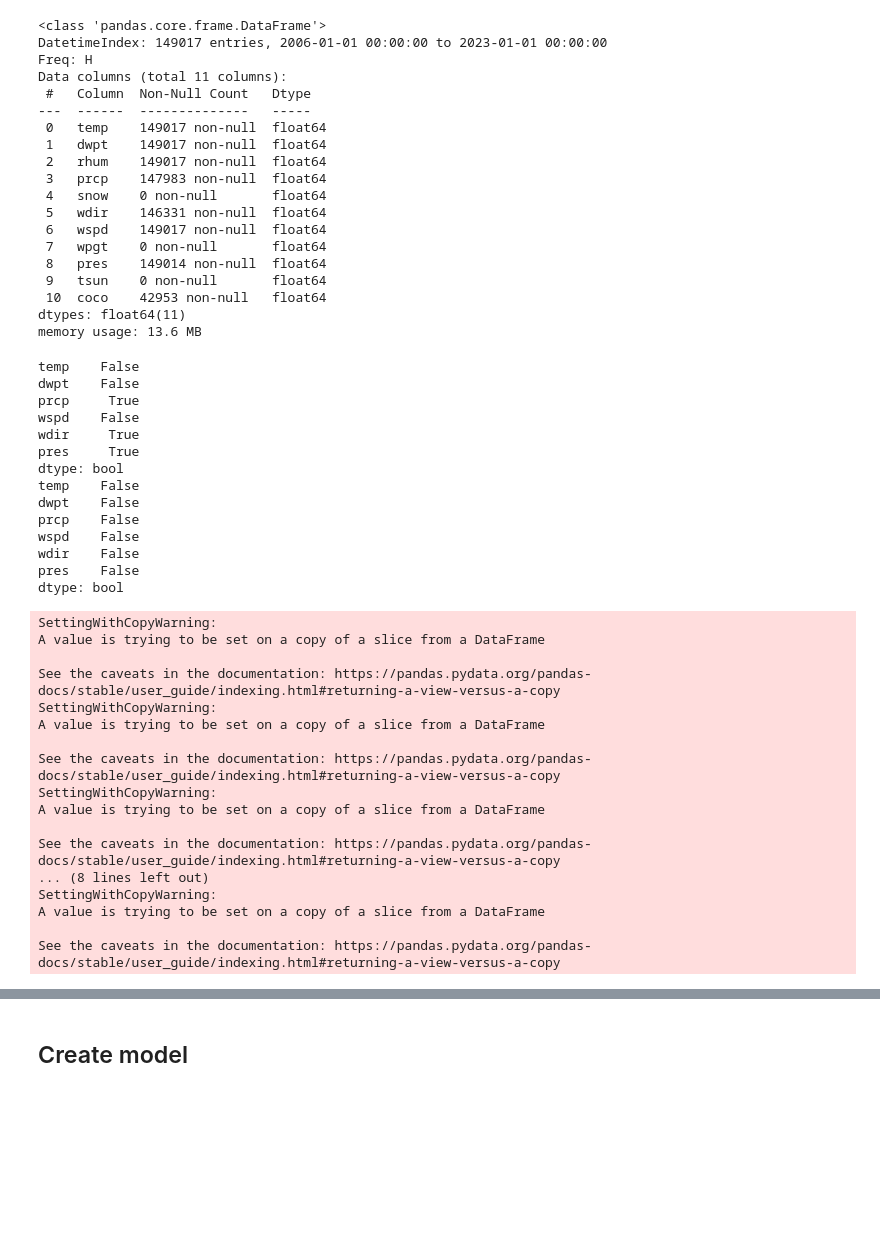
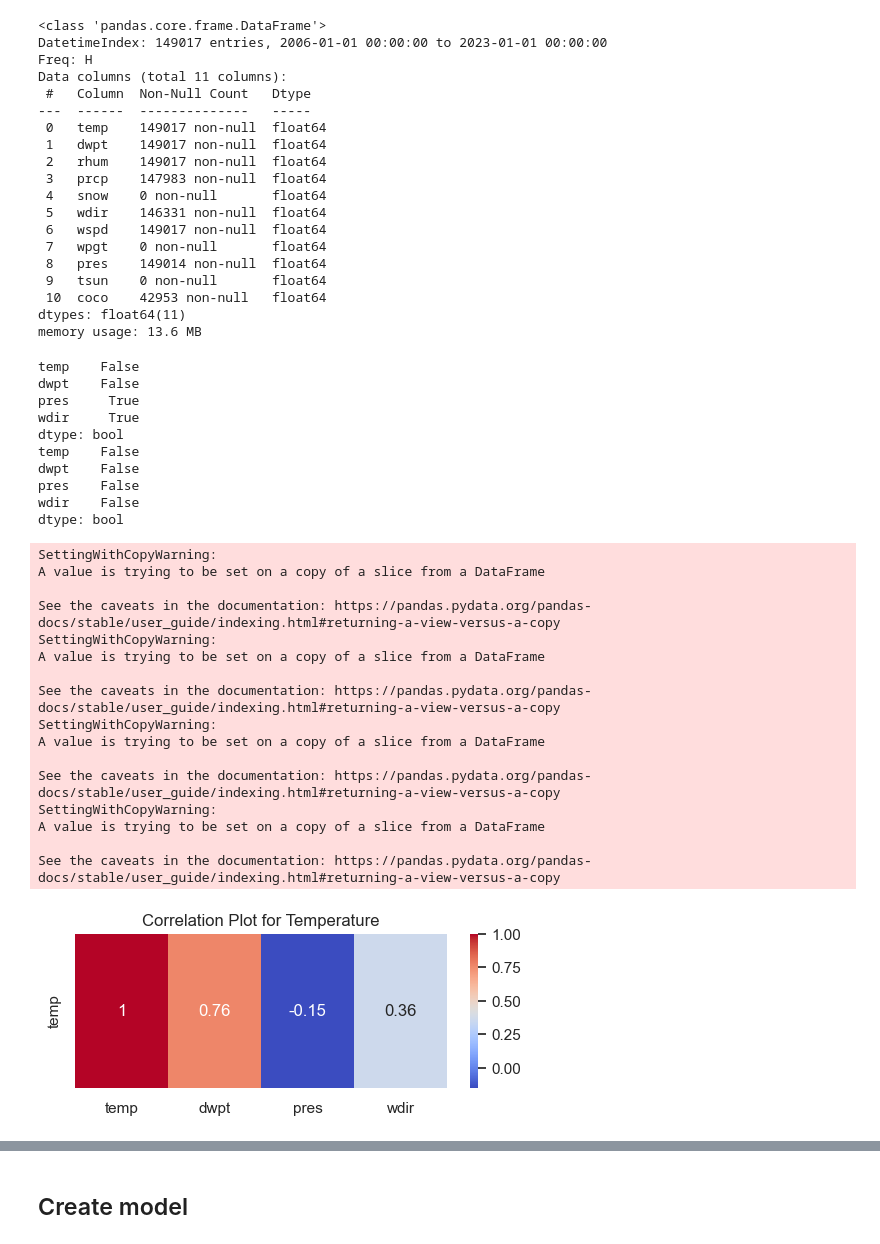
Before and after one commit to gitdylanj/phys417finalproject, a Jupyter notebook: dylan/multivariable RNN2.0.ipynb, the cells around one changed output, grey strips where cells are left out. Cells and saved outputs as stored; diff of their text form; code cells hidden in the pictures; blank space fills up the shorter version.

```diff
--- a/dylan/multivariable RNN2.0.ipynb
+++ b/dylan/multivariable RNN2.0.ipynb
@@ -51,16 +52,16 @@ dtypes: float64(11)
 memory usage: 13.6 MB
 # %%
 # Extract all relevant channels and impute and missing values
-data_cleaned = data[['temp', 'dwpt', 'prcp', 'wspd', 'wdir', 'pres']]
+data_cleaned = data[['temp', 'dwpt', 'pres', 'wdir']]
 print(data_cleaned.isna().any())
 
 # Replace NaN values with 0 for 'prcp' feature
-data_cleaned['prcp'].fillna(0, inplace=True)
+# data_cleaned['prcp'].fillna(0, inplace=True)
 
 # Use linear interpolation for other features
 data_cleaned['temp'].interpolate(method='linear', inplace=True)
 data_cleaned['dwpt'].interpolate(method='linear', inplace=True)
-data_cleaned['wspd'].interpolate(method='linear', inplace=True)
+# data_cleaned['wspd'].interpolate(method='linear', inplace=True)
 data_cleaned['wdir'].interpolate(method='linear', inplace=True)
 data_cleaned['pres'].interpolate(method='linear', inplace=True)
 
@@ -68,17 +69,13 @@ print(data_cleaned.isna().any())
 # %% [output]
 temp    False
 dwpt    False
-prcp     True
-wspd    False
+pres     True
 wdir     True
-pres     True
 dtype: bool
 temp    False
 dwpt    False
-prcp    False
-wspd    False
+pres    False
 wdir    False
-pres    False
 dtype: bool
 SettingWithCopyWarning:
 A value is trying to be set on a copy of a slice from a DataFrame
@@ -92,11 +89,21 @@ SettingWithCopyWarning:
 A value is trying to be set on a copy of a slice from a DataFrame
 
 See the caveats in the documentation: https://pandas.pydata.org/pandas-docs/stable/user_guide/indexing.html#returning-a-view-versus-a-copy
-... (8 lines left out)
 SettingWithCopyWarning:
 A value is trying to be set on a copy of a slice from a DataFrame
 
 See the caveats in the documentation: https://pandas.pydata.org/pandas-docs/stable/user_guide/indexing.html#returning-a-view-versus-a-copy
+# %%
+# Generate correlation matrix
+sns.set()
+correlation_matrix = data_cleaned.corr()
+first_row = correlation_matrix.iloc[0].to_frame().T
+plt.figure(figsize=(6, 2))
+sns.heatmap(first_row, annot=True, cmap='coolwarm')
+plt.title('Correlation Plot for Temperature')
+plt.show()
+# %% [output]
+[figure, added]
 # %%
 def transform_datetime_index(dates):
     transformed_dates = []
```
Also changed, not shown: parts of 9 cells of this notebook, 2 other files.
